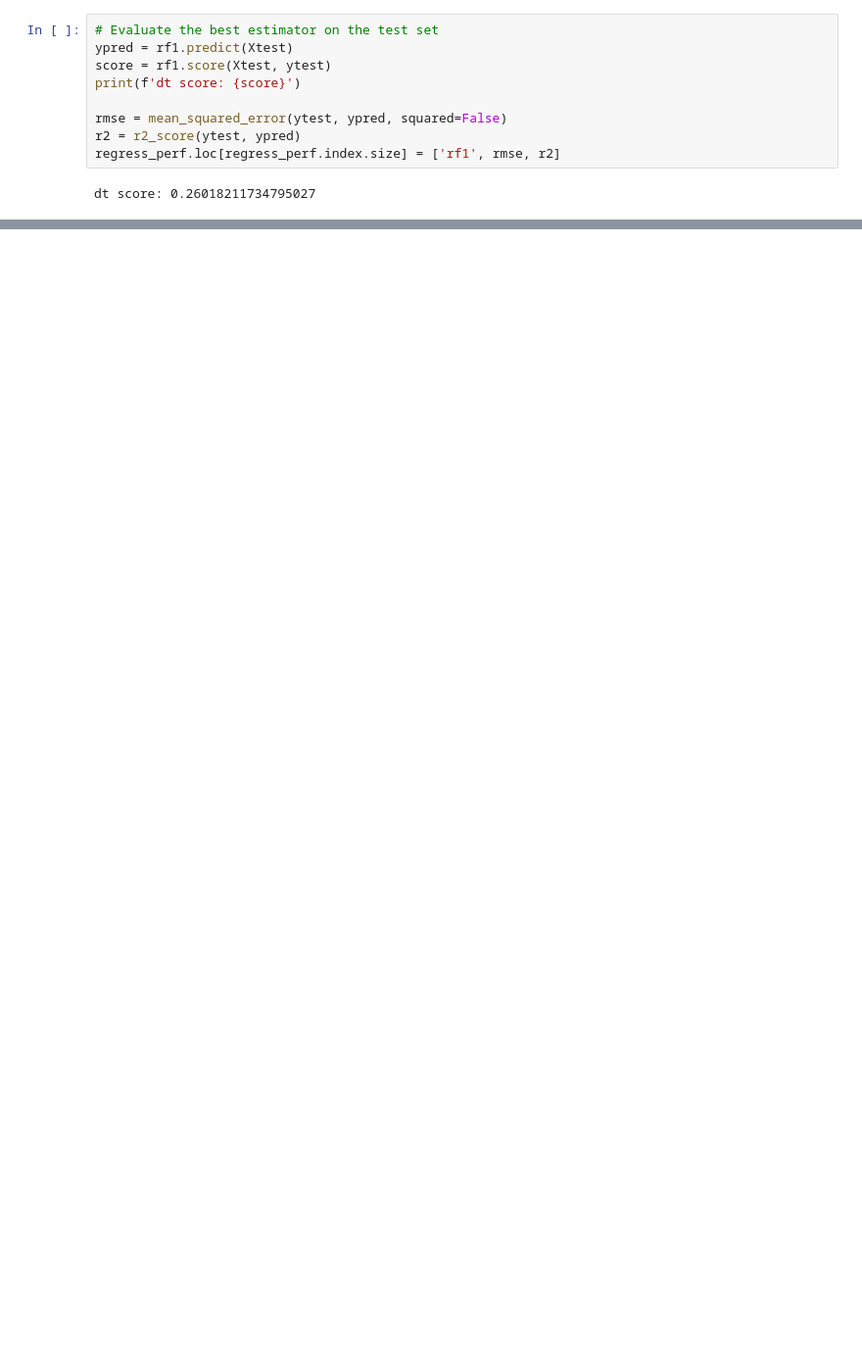
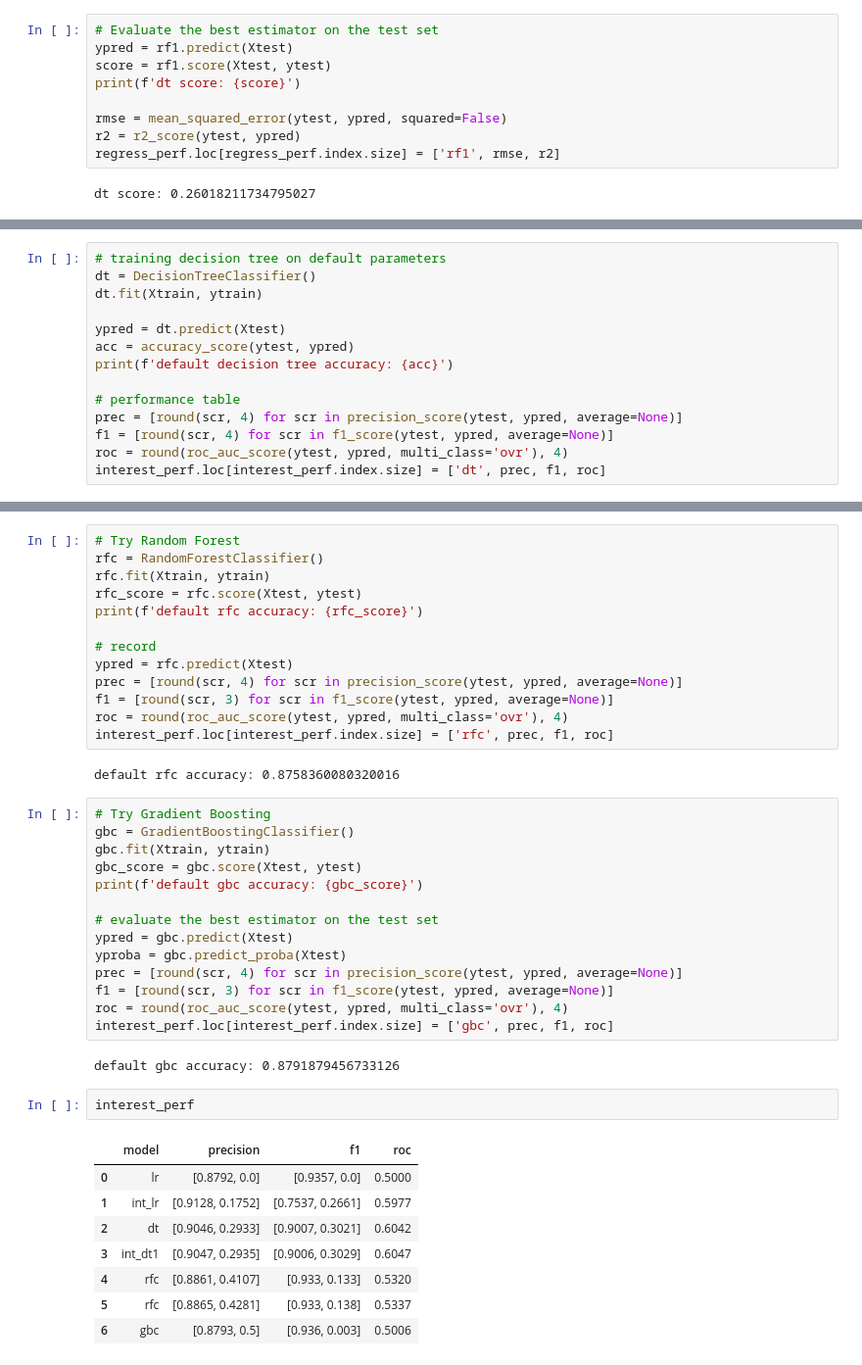
Before and after one commit to shashankgarewal/Health_Insurance_Cross_Sell_Predictor, a Jupyter notebook: notebook/modeling.ipynb, the cells around one changed output, grey strips where cells are left out. Shown at 98% size. Drawn from its saved outputs; the diff is of its cells as text; blank space fills up the shorter version.

```diff
--- a/notebook/modeling.ipynb
+++ b/notebook/modeling.ipynb
@@ -139,0 +456,14 @@ regress_perf.loc[regress_perf.index.size] = ['rf1', rmse, r2]
+# %%
+# training decision tree on default parameters
+dt = DecisionTreeClassifier()
+dt.fit(Xtrain, ytrain)
+
+ypred = dt.predict(Xtest)
+acc = accuracy_score(ytest, ypred)
+print(f'default decision tree accuracy: {acc}')
+
+# performance table
+prec = [round(scr, 4) for scr in precision_score(ytest, ypred, average=None)]
+f1 = [round(scr, 4) for scr in f1_score(ytest, ypred, average=None)]
+roc = round(roc_auc_score(ytest, ypred, multi_class='ovr'), 4)
+interest_perf.loc[interest_perf.index.size] = ['dt', prec, f1, roc]
@@ -139,0 +505,42 @@ regress_perf.loc[regress_perf.index.size] = ['rf1', rmse, r2]
+# %%
+# Try Random Forest
+rfc = RandomForestClassifier()
+rfc.fit(Xtrain, ytrain)
+rfc_score = rfc.score(Xtest, ytest)
+print(f'default rfc accuracy: {rfc_score}')
+
+# record
+ypred = rfc.predict(Xtest)
+prec = [round(scr, 4) for scr in precision_score(ytest, ypred, average=None)]
+f1 = [round(scr, 3) for scr in f1_score(ytest, ypred, average=None)]
+roc = round(roc_auc_score(ytest, ypred, multi_class='ovr'), 4)
+interest_perf.loc[interest_perf.index.size] = ['rfc', prec, f1, roc]
+# %% [output]
+default rfc accuracy: 0.8758360080320016
+# %%
+# Try Gradient Boosting
+gbc = GradientBoostingClassifier()
+gbc.fit(Xtrain, ytrain)
+gbc_score = gbc.score(Xtest, ytest)
+print(f'default gbc accuracy: {gbc_score}')
+
+# evaluate the best estimator on the test set
+ypred = gbc.predict(Xtest)
+yproba = gbc.predict_proba(Xtest)
+prec = [round(scr, 4) for scr in precision_score(ytest, ypred, average=None)]
+f1 = [round(scr, 3) for scr in f1_score(ytest, ypred, average=None)]
+roc = round(roc_auc_score(ytest, ypred, multi_class='ovr'), 4)
+interest_perf.loc[interest_perf.index.size] = ['gbc', prec, f1, roc]
+# %% [output]
+default gbc accuracy: 0.8791879456733126
+# %%
+interest_perf
+# %% [output]
+|  | model | precision | f1 | roc |
+| 0 | lr | [0.8792, 0.0] | [0.9357, 0.0] | 0.5000 |
+| 1 | int_lr | [0.9128, 0.1752] | [0.7537, 0.2661] | 0.5977 |
+| 2 | dt | [0.9046, 0.2933] | [0.9007, 0.3021] | 0.6042 |
+| 3 | int_dt1 | [0.9047, 0.2935] | [0.9006, 0.3029] | 0.6047 |
+| 4 | rfc | [0.8861, 0.4107] | [0.933, 0.133] | 0.5320 |
+| 5 | rfc | [0.8865, 0.4281] | [0.933, 0.138] | 0.5337 |
+| 6 | gbc | [0.8793, 0.5] | [0.936, 0.003] | 0.5006 |
```
Also changed, not shown: parts of 52 cells of this notebook, 6 other files.
